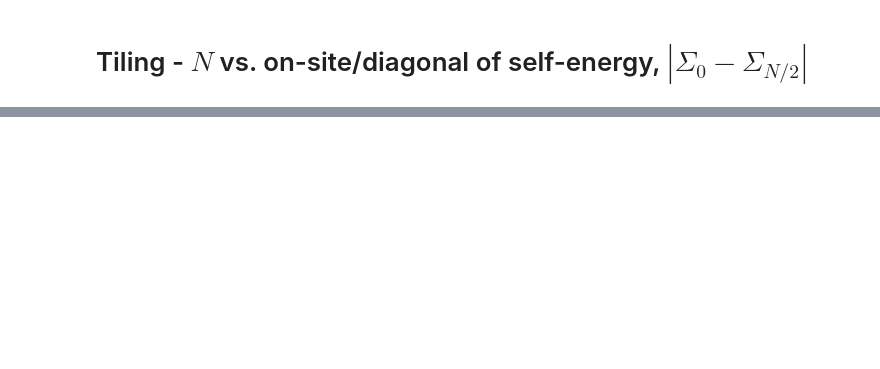
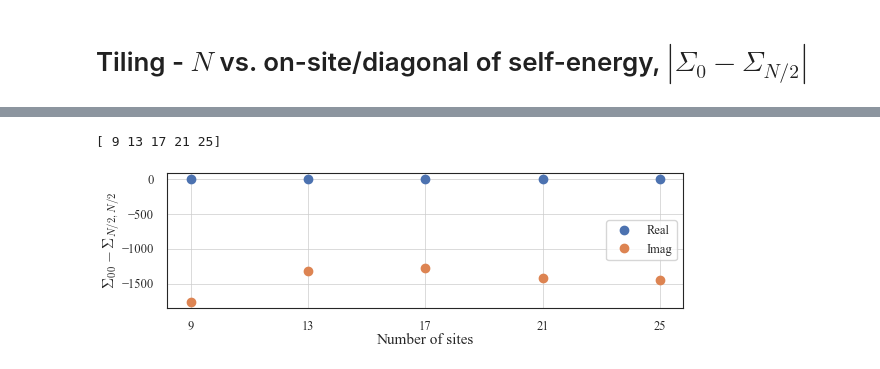
Before and after one commit to BastianValhoj/QTM-ML, a Jupyter notebook: scripts/plot_conv.ipynb, the cells around one changed output, grey strips where cells are left out. Cells and saved outputs as stored; diff of their text form; code cells hidden in the pictures; blank space fills up the shorter version.

```diff
--- a/scripts/plot_conv.ipynb
+++ b/scripts/plot_conv.ipynb
@@ -437,11 +463,14 @@ diff = OUTPUTS["diag_diff"]; print(diff)
 # %%
-fig, axes = plt.subplots(1,1, sharey=1)
+fig, axes = plt.subplots(1,1)
 print(ns)
 vals = [np.real(diff), np.imag(diff)]
 parts = ["Real", "Imag"]
 for val, part in zip(vals, parts):
     axes.plot(ns, val, 'o', label=part)
 axes.set(xlabel="Number of sites", ylabel=r"$\Sigma_{00} - \Sigma_{N/2, N/2}$", xticks=ns)
 axes.grid()
 axes.legend(loc="center right")
-fig.tight_layout()
+fig.set_constrained_layout(True)
+# %% [output]
+[ 9 13 17 21 25]
+[figure, added]
```
Also changed, not shown: parts of 11 cells of this notebook.
